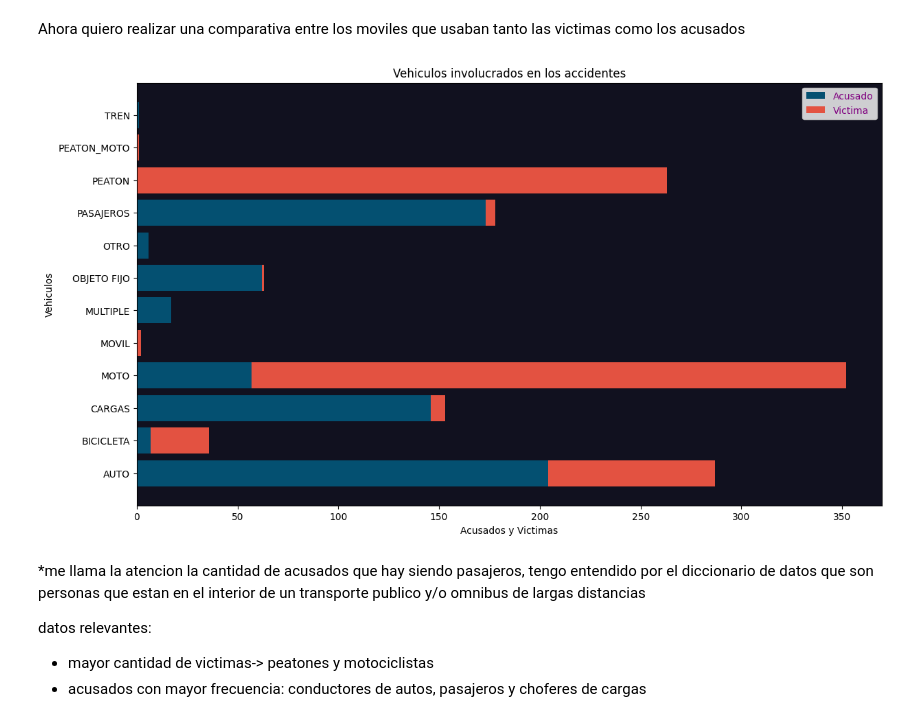
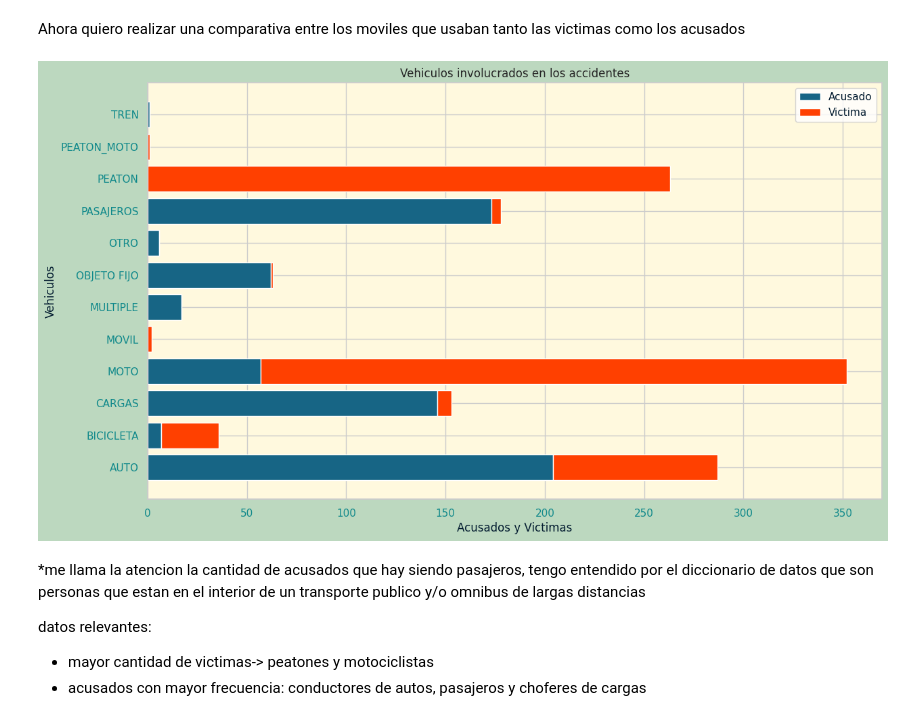
Before and after one commit to matiasbarriosled/PiDa2, a Jupyter notebook: EDA/EDA.ipynb, the cells around one changed output. Drawn from its saved outputs; the diff is of its cells as text; code cells hidden in the pictures.

```diff
--- a/EDA/EDA.ipynb
+++ b/EDA/EDA.ipynb
@@ -61,0 +128,19 @@ memory usage: 76.0+ KB
+# %%
+# Crear el gráfico
+figura = plt.figure(figsize=(15, 10))
+figura.patch.set_color('#112121')
+
+sns.set_theme(style="dark")
+scatter = sns.scatterplot(x='Longitud', y='Latitud', hue='Comuna', palette='dark', data=comunas, size="N_victimas", sizes=(50, 500))
+scatter.set_facecolor('#101311')
+
+# Añadir título y etiquetas
+plt.title('Ubicaciones por Comuna', color='#e2d9c2')
+
+# Mostrar el gráfico
+plt.legend(title='COMUNAS', bbox_to_anchor=(1.05, 1), loc='upper left')
+plt.xticks(rotation=0,ha='right', color='#ceeff9')
+plt.yticks(color='#ceeff9')
+plt.xlabel('Longitud', color='white')
+plt.ylabel('Latitud', color='white')
+plt.show()
@@ -108,7 +199,7 @@ victimas_por_mes
 72 rows × 3 columns
 # %%
 anios = victimas_por_mes['Año'].unique()  # Puedes agregar más años a esta lista
-
+sns.set_theme(style='darkgrid')
 # Crear una figura con subplots para cada año
 fig, axes = plt.subplots(len(anios), 1, figsize=(9, 16))  # Ajustar el tamaño según sea necesario
 
@@ -351,20 +350,23 @@ moviles = moviles.fillna(0)
 # %%
 fig, ax = plt.subplots(figsize=(14,8))
 
-plt.barh(moviles['Movil'],moviles['Acusados'],color='#045071',label='Acusado')
-plt.barh(moviles['Movil'],moviles['Victimas'],color='#e35241',left=moviles['Acusados'],label='Victima')
+sns.set_theme(style='whitegrid')
+plt.barh(moviles['Movil'],moviles['Acusados'],color='#176585',label='Acusado')
+plt.barh(moviles['Movil'],moviles['Victimas'],color='#ff4000',left=moviles['Acusados'],label='Victima')
 
-ax.set_facecolor('#11111f')
-ax.set_title('Vehiculos involucrados en los accidentes', color='#000')
-ax.set_ylabel('Vehiculos')
-ax.set_xlabel('Acusados y Victimas')
+fig.set_facecolor('#bcd8bf')
+ax.set_facecolor('#fff9de')
+ax.set_title('Vehiculos involucrados en los accidentes')
+ax.set_ylabel('Vehiculos', color='#031c30')
+ax.set_xlabel('Acusados y Victimas',color='#031c30')
+ax.tick_params(labelcolor='#10898b')
 legend = ax.legend()
 for text in legend.get_texts():
-    text.set_color('purple')
+    text.set_color('#031c30')
 
 plt.show()
 # %% [output]
-[figure, old version]
+[figure, new version]
 # %% [markdown]
 *me llama la atencion la cantidad de acusados que hay siendo pasajeros, tengo entendido por el diccionario de datos que son personas que estan en el interior de un transporte publico y/o omnibus de largas distancias
 
```
Also changed, not shown: parts of 31 cells of this notebook.
